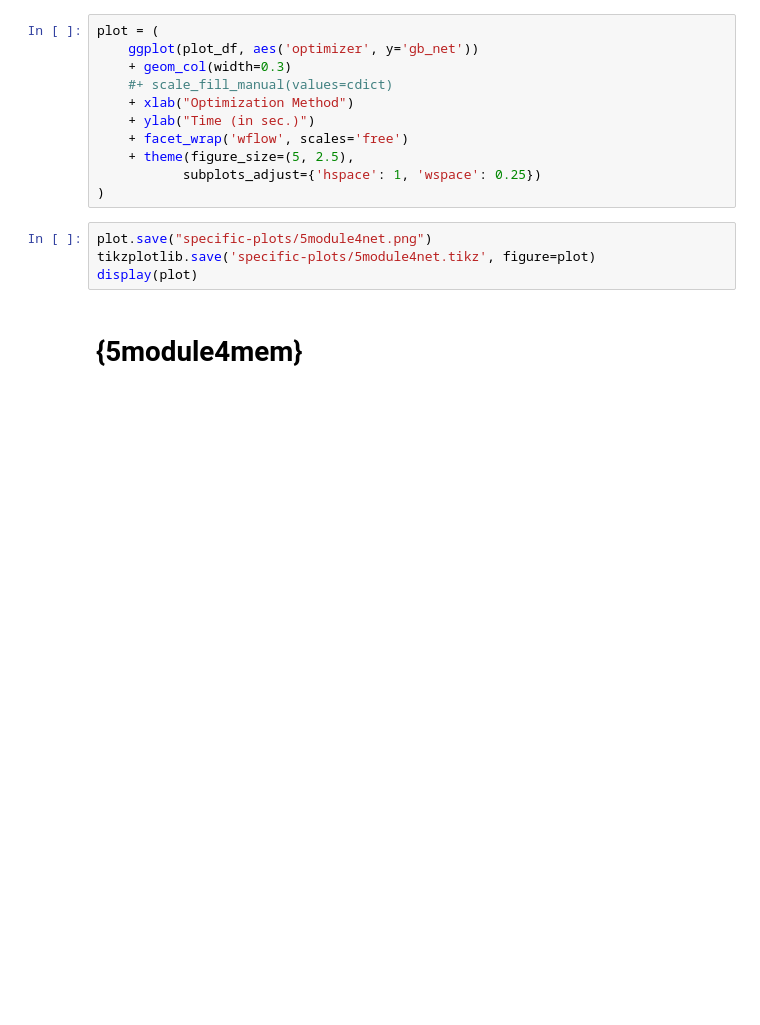
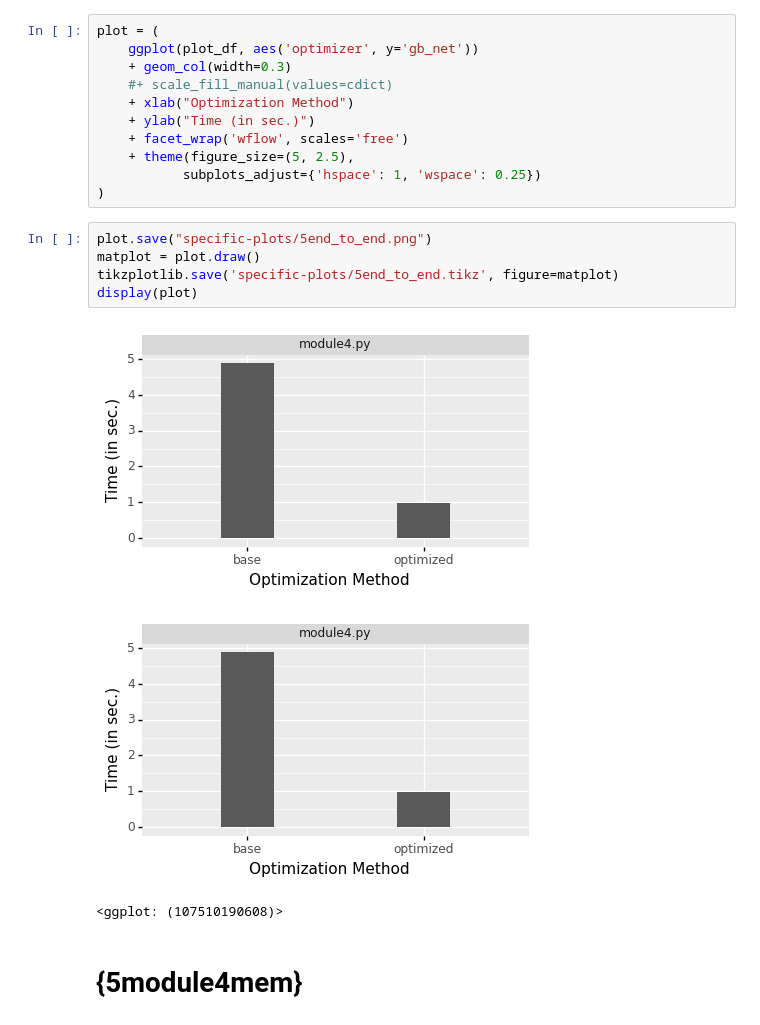
Before and after one commit to yoreei/p2d2, a Jupyter notebook: docs/5module4.ipynb, the cells around one changed output. Saved outputs shown, nothing was run; the diff lists cells and outputs as text; blank space fills up the shorter version.

```diff
--- a/docs/5module4.ipynb
+++ b/docs/5module4.ipynb
@@ -86,9 +100,14 @@ plot = (
            subplots_adjust={'hspace': 1, 'wspace': 0.25})
 )
 # %%
-plot.save("specific-plots/5module4net.png")
-tikzplotlib.save('specific-plots/5module4net.tikz', figure=plot)
+plot.save("specific-plots/5end_to_end.png")
+matplot = plot.draw()
+tikzplotlib.save('specific-plots/5end_to_end.tikz', figure=matplot)
 display(plot)
+# %% [output]
+[figure, added]
+[figure, added]
+<ggplot: (107510190608)>
 # %% [markdown]
 # {5module4mem}
 # %%
```
Also changed, not shown: parts of 10 cells of this notebook, 11 other files.
